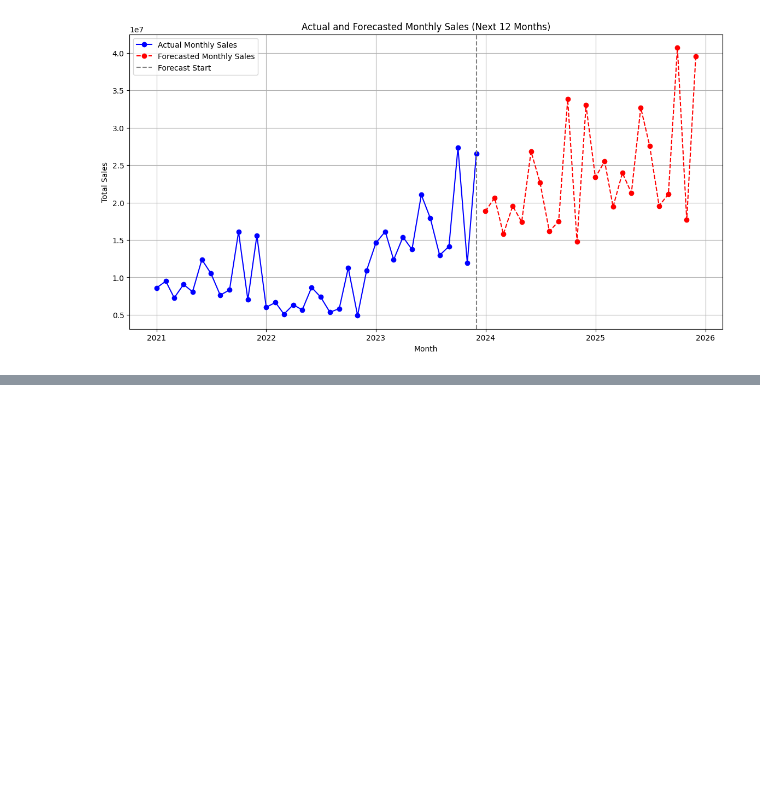
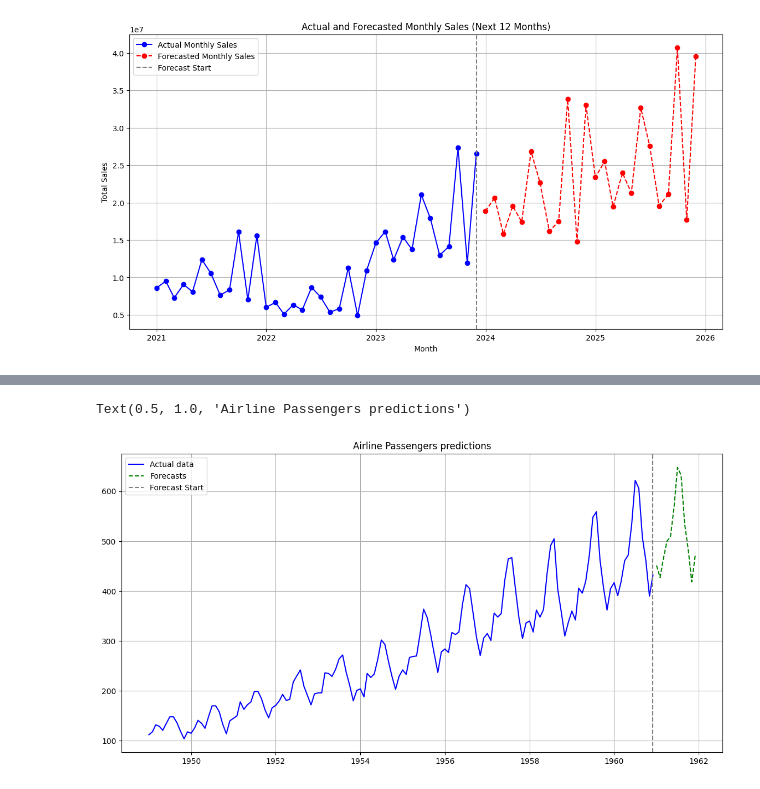
Before and after one commit to UniversityExeterBusinessSchool/mock-test-2-theycallmejeano, a Jupyter notebook: Revision Notebook.ipynb, the cells around one changed output, grey strips where cells are left out. Cells and saved outputs as stored; diff of their text form; code cells hidden in the pictures; blank space fills up the shorter version.

Commit message:
on multiplicative vs additive

```diff
--- a/Revision Notebook.ipynb
+++ b/Revision Notebook.ipynb
@@ -520,0 +554,3 @@ plt.show()
+# %%
+# for modeling, set month as index
+pas_modeling_df = pas.copy().set_index('Month')
@@ -520,0 +573,21 @@ plt.show()
+# %%
+# clear case of trend, level, seasonality. use Holt Winters method, i,e exponential smoothing, additive
+airlines_model = ExponentialSmoothing(pas_modeling_df['Passengers'], trend='add', seasonal='add', seasonal_periods=12)
+model_fit = airlines_model.fit()
+# %%
+# predict for next year
+pas_predictions = model_fit.forecast(24)
+forecast_df = pas_predictions.reset_index().rename(columns={'index':'Month', 0:'Passengers'})
+# %%
+# plot
+last_date = pas['Month'].max()
+plt.figure(figsize=(14, 7))
+plt.plot(pas['Month'], pas['Passengers'], label='Actual data', color='blue')
+plt.plot(forecast_df['Month'], forecast_df['Passengers'], label='Forecasts', linestyle='--', color='green')
+plt.axvline(x=last_date, color='gray', linestyle='--', label='Forecast Start')
+plt.grid(True)
+plt.legend()
+plt.title('Airline Passengers predictions')
+# %% [output]
+Text(0.5, 1.0, 'Airline Passengers predictions')
+[figure, added]
```
Also changed, not shown: parts of 7 cells of this notebook.
